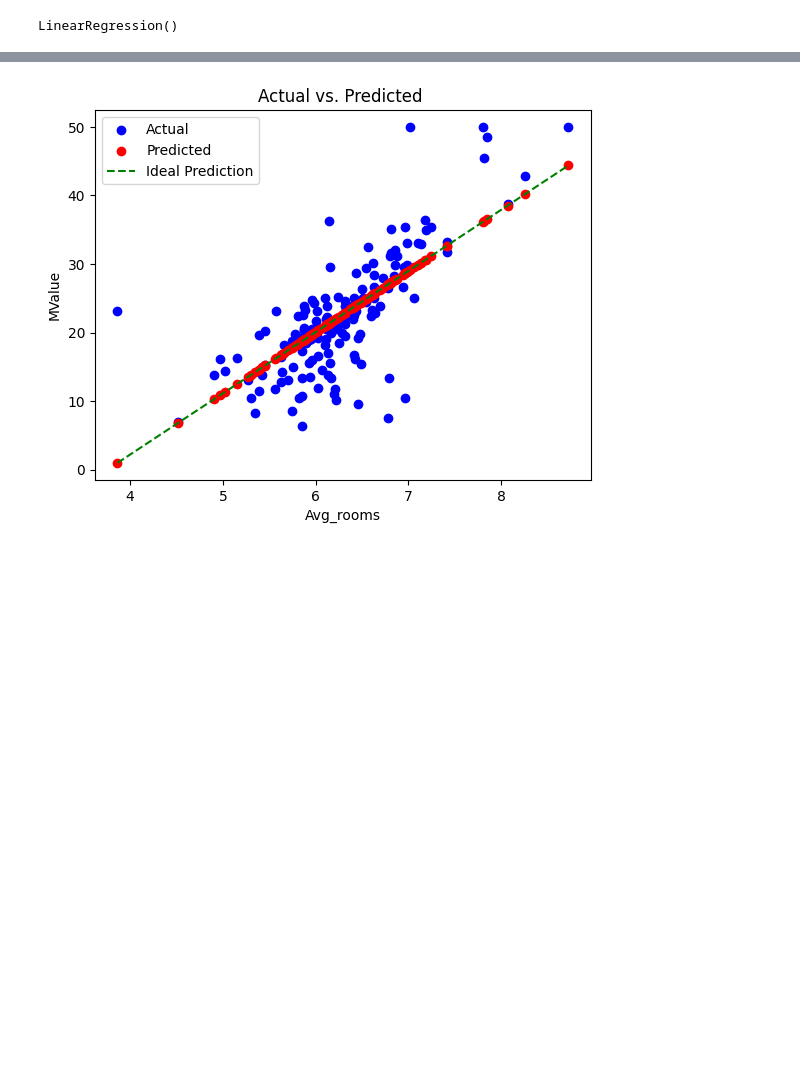
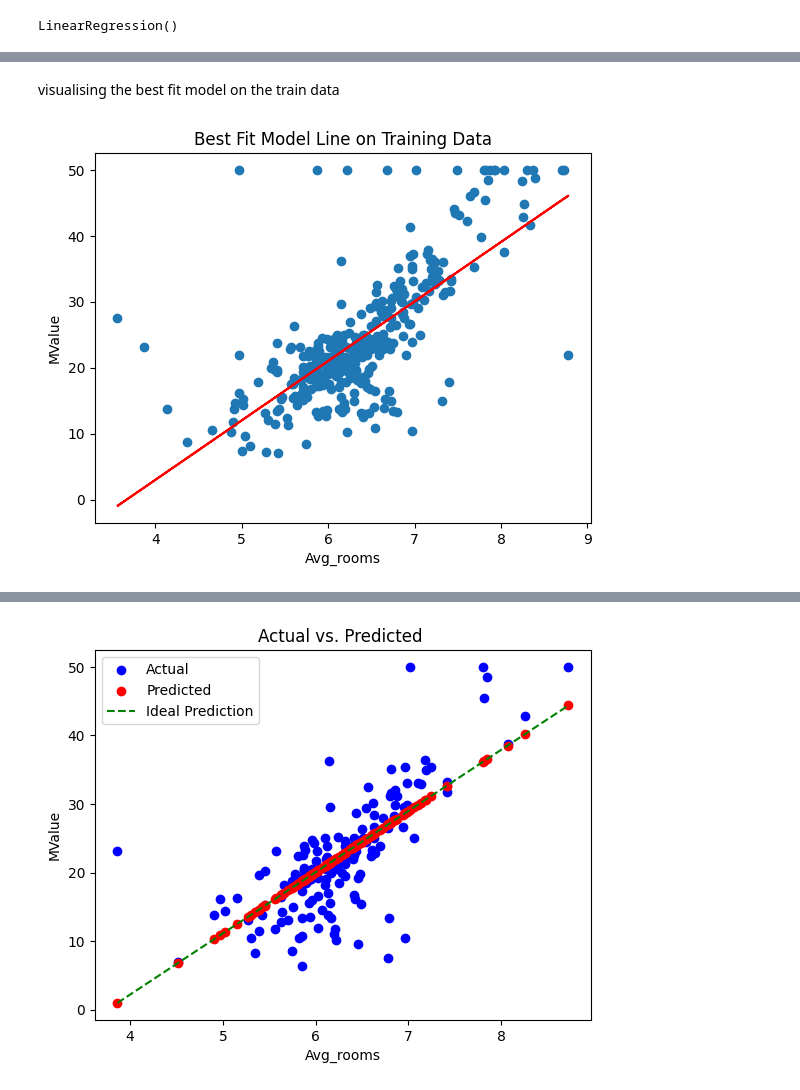
Before and after one commit to joshIsac/sem-2-lab-, a Jupyter notebook: 2348523_lab_1_linear_regression.ipynb, the cells around one changed output, grey strips where cells are left out. Drawn from its saved outputs; the diff is of its cells as text; code cells hidden in the pictures; blank space fills up the shorter version.

```diff
--- a/2348523_lab_1_linear_regression.ipynb
+++ b/2348523_lab_1_linear_regression.ipynb
@@ -96,4 +117,17 @@ plt.show()
 # %%
-from sklearn.model_selection import train_test_split
-X_train,X_test,y_train, y_test = train_test_split(X, y, test_size=0.3, random_state=42
-                                                  )
+#from sklearn.model_selection import train_test_split
+#X_train,X_test,y_train, y_test = train_test_split(X, y, train_size=0.7, random_state=42 )
+# %%
+xy=X_train*y_train
+n=len(X_train)
+
+xmean=X_train.mean()
+ymean=y_train.mean()
+
+numerator=xy.sum()-n*xmean*ymean
+denominator=(X_train**2).sum()-n*(xmean**2)
+
+m=numerator/denominator
+c=ymean - (m*xmean)
+
+print('intercept-c:',c,'coefficient-m:',m)
@@ -114,0 +155,3 @@ Intercept: -33.510147597513345
+# %%
+df1 = data.iloc[:354,:]
+df1
@@ -114,0 +172,4 @@ Intercept: -33.510147597513345
+# %%
+train_model= c+m*data.iloc[:354,5]
+df1['Pred_MValue'] = train_model
+df1[['Avg_rooms ','MValue','Pred_MValue']]
@@ -114,0 +195,13 @@ Intercept: -33.510147597513345
+# %% [markdown]
+visualising the best fit model on the train data
+# %%
+fig,ax = plt.subplots()
+ax.scatter(x='Avg_rooms ',y='MValue',data=df1,label='Actual MValue') #plotting actual minutes
+ax.plot(df1['Avg_rooms '],df1['Pred_MValue'],color='red',label='BestFitModelLine') #plotting best fit model predictions
+ax.set_ylabel('MValue')
+ax.set_xlabel('Avg_rooms')
+ax.set_title('Best Fit Model Line on Training Data')
+
+plt.show()
+# %% [output]
+[figure, added]
```
Also changed, not shown: parts of 34 cells of this notebook.
